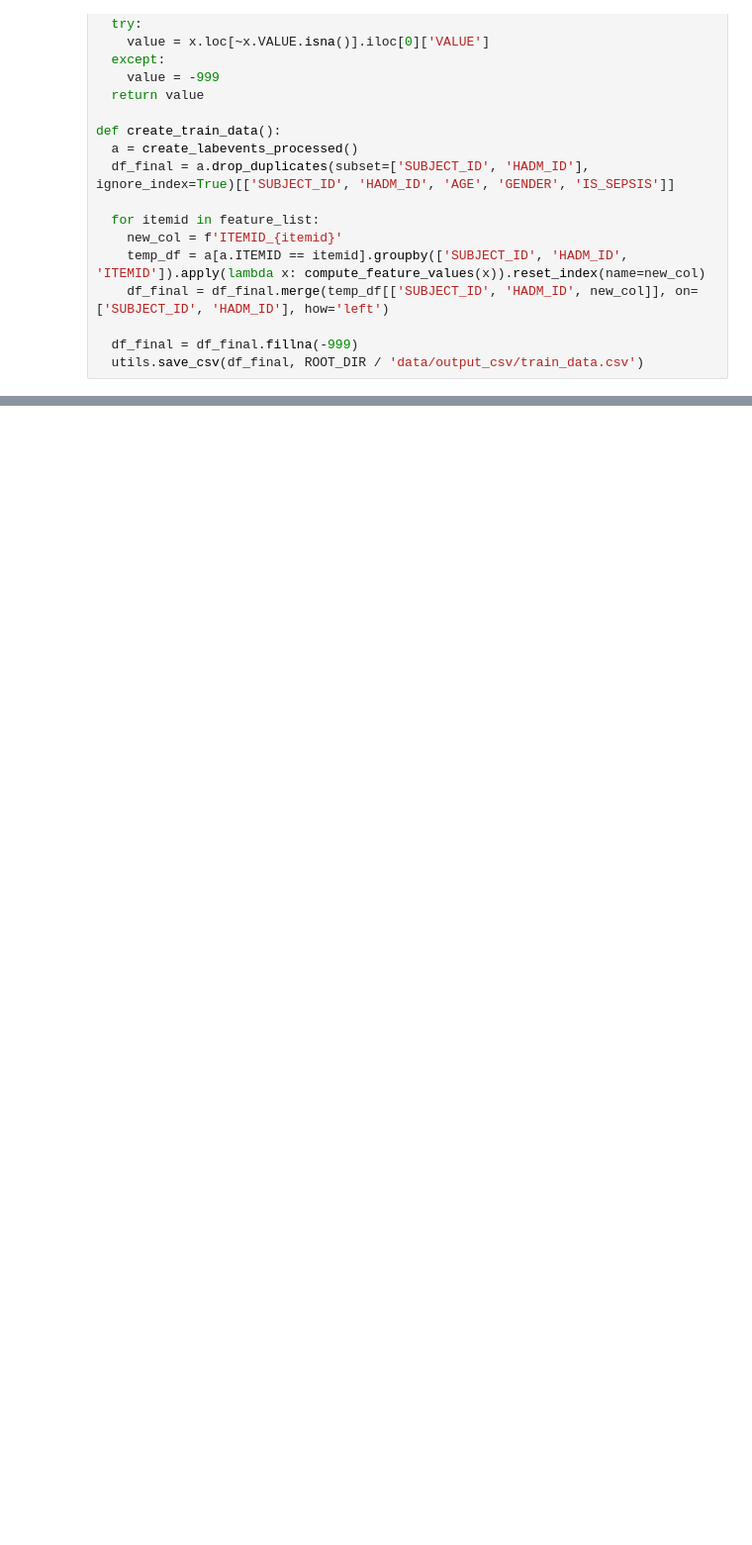
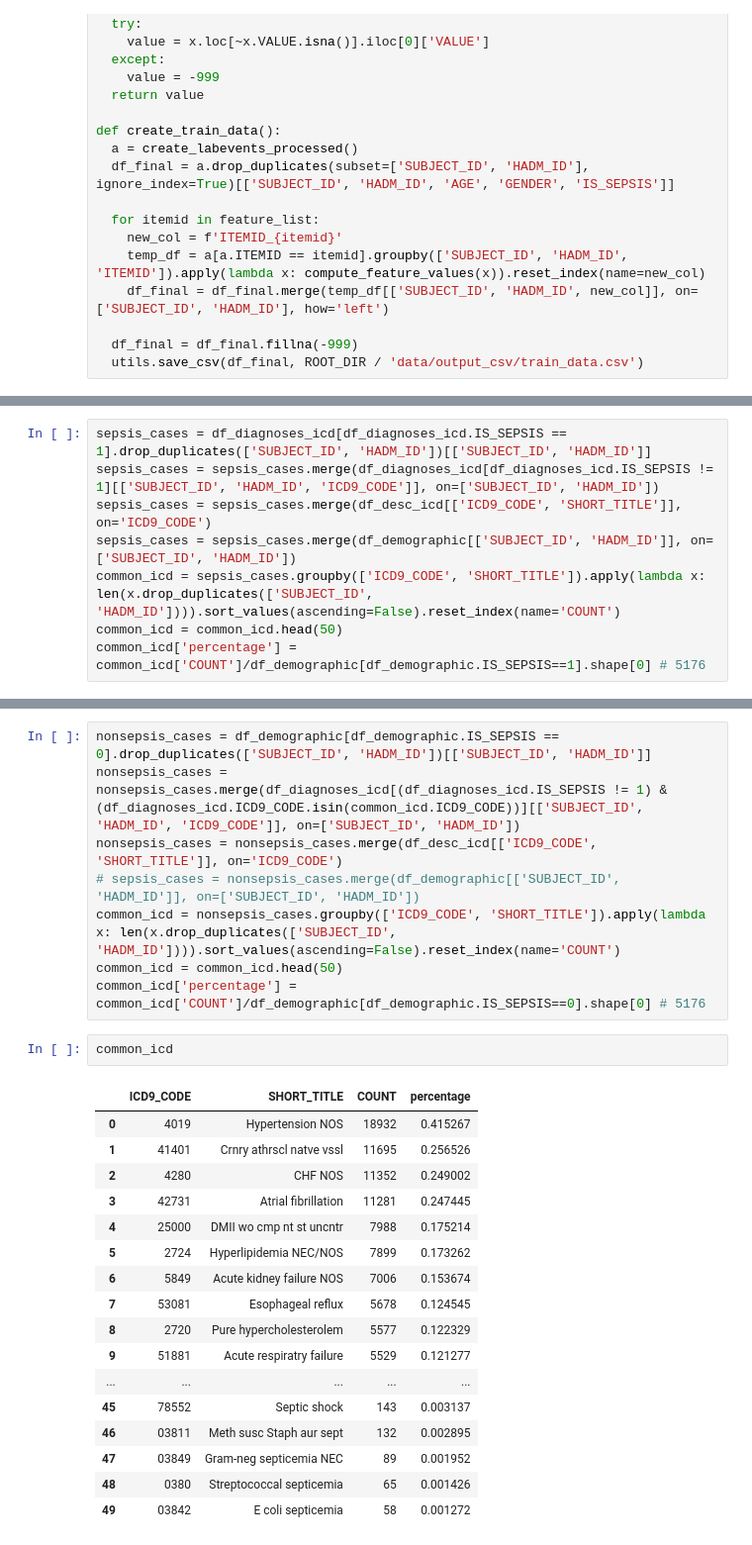
Before and after one commit to 23233408/CAPSTONE, a Jupyter notebook: Kha Huynh/Data cleansing/Datacleaning.ipynb, the cells around one changed output, grey strips where cells are left out. Shown at 99% size. Saved outputs shown, nothing was run; the diff lists cells and outputs as text; blank space fills up the shorter version.

```diff
--- a/Kha Huynh/Data cleansing/Datacleaning.ipynb
+++ b/Kha Huynh/Data cleansing/Datacleaning.ipynb
@@ -477,0 +481,8 @@ def create_train_data():
+# %%
+sepsis_cases = df_diagnoses_icd[df_diagnoses_icd.IS_SEPSIS == 1].drop_duplicates(['SUBJECT_ID', 'HADM_ID'])[['SUBJECT_ID', 'HADM_ID']]
+sepsis_cases = sepsis_cases.merge(df_diagnoses_icd[df_diagnoses_icd.IS_SEPSIS != 1][['SUBJECT_ID', 'HADM_ID', 'ICD9_CODE']], on=['SUBJECT_ID', 'HADM_ID'])
+sepsis_cases = sepsis_cases.merge(df_desc_icd[['ICD9_CODE', 'SHORT_TITLE']], on='ICD9_CODE')
+sepsis_cases = sepsis_cases.merge(df_demographic[['SUBJECT_ID', 'HADM_ID']], on=['SUBJECT_ID', 'HADM_ID'])
+common_icd = sepsis_cases.groupby(['ICD9_CODE', 'SHORT_TITLE']).apply(lambda x: len(x.drop_duplicates(['SUBJECT_ID', 'HADM_ID']))).sort_values(ascending=False).reset_index(name='COUNT')
+common_icd = common_icd.head(50)
+common_icd['percentage'] = common_icd['COUNT']/df_demographic[df_demographic.IS_SEPSIS==1].shape[0] # 5176
@@ -477,0 +508,28 @@ def create_train_data():
+# %%
+nonsepsis_cases = df_demographic[df_demographic.IS_SEPSIS == 0].drop_duplicates(['SUBJECT_ID', 'HADM_ID'])[['SUBJECT_ID', 'HADM_ID']]
+nonsepsis_cases = nonsepsis_cases.merge(df_diagnoses_icd[(df_diagnoses_icd.IS_SEPSIS != 1) & (df_diagnoses_icd.ICD9_CODE.isin(common_icd.ICD9_CODE))][['SUBJECT_ID', 'HADM_ID', 'ICD9_CODE']], on=['SUBJECT_ID', 'HADM_ID'])
+nonsepsis_cases = nonsepsis_cases.merge(df_desc_icd[['ICD9_CODE', 'SHORT_TITLE']], on='ICD9_CODE')
+# sepsis_cases = nonsepsis_cases.merge(df_demographic[['SUBJECT_ID', 'HADM_ID']], on=['SUBJECT_ID', 'HADM_ID'])
+common_icd = nonsepsis_cases.groupby(['ICD9_CODE', 'SHORT_TITLE']).apply(lambda x: len(x.drop_duplicates(['SUBJECT_ID', 'HADM_ID']))).sort_values(ascending=False).reset_index(name='COUNT')
+common_icd = common_icd.head(50)
+common_icd['percentage'] = common_icd['COUNT']/df_demographic[df_demographic.IS_SEPSIS==0].shape[0] # 5176
+# %%
+common_icd
+# %% [output]
+|  | ICD9_CODE | SHORT_TITLE | COUNT | percentage |
+| 0 | 4019 | Hypertension NOS | 18932 | 0.415267 |
+| 1 | 41401 | Crnry athrscl natve vssl | 11695 | 0.256526 |
+| 2 | 4280 | CHF NOS | 11352 | 0.249002 |
+| 3 | 42731 | Atrial fibrillation | 11281 | 0.247445 |
+| 4 | 25000 | DMII wo cmp nt st uncntr | 7988 | 0.175214 |
+| 5 | 2724 | Hyperlipidemia NEC/NOS | 7899 | 0.173262 |
+| 6 | 5849 | Acute kidney failure NOS | 7006 | 0.153674 |
+| 7 | 53081 | Esophageal reflux | 5678 | 0.124545 |
+| 8 | 2720 | Pure hypercholesterolem | 5577 | 0.122329 |
+| 9 | 51881 | Acute respiratry failure | 5529 | 0.121277 |
+| ... | ... | ... | ... | ... |
+| 45 | 78552 | Septic shock | 143 | 0.003137 |
+| 46 | 03811 | Meth susc Staph aur sept | 132 | 0.002895 |
+| 47 | 03849 | Gram-neg septicemia NEC | 89 | 0.001952 |
+| 48 | 0380 | Streptococcal septicemia | 65 | 0.001426 |
+| 49 | 03842 | E coli septicemia | 58 | 0.001272 |
```
Also changed, not shown: parts of 11 cells of this notebook, 6 other files.
